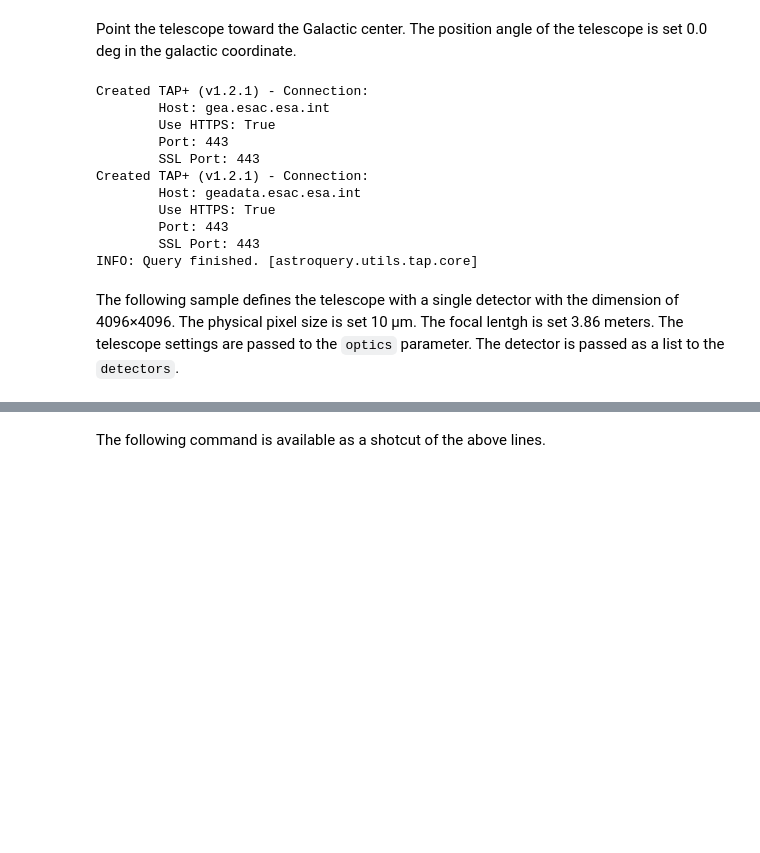
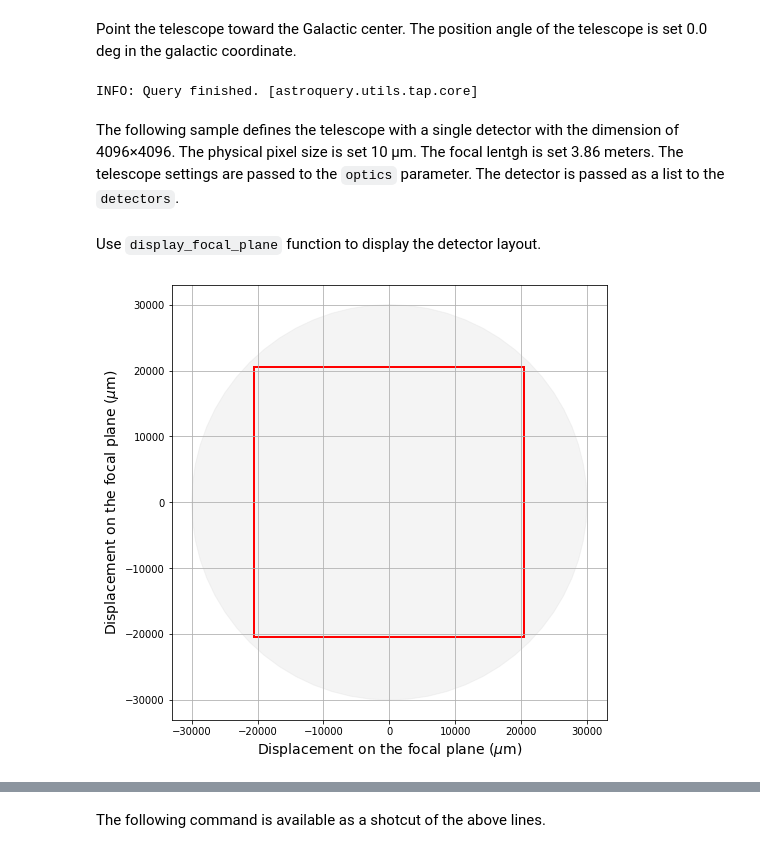
Before and after one commit to JASMINE-Mission/jasmine_warpfield, a Jupyter notebook: notebook/tutorial_04_illustrate_the_layout_of_the_focal_plane.ipynb, the cells around one changed output, grey strips where cells are left out. Saved outputs shown, nothing was run; the diff lists cells and outputs as text; code cells hidden in the pictures; blank space fills up the shorter version.

```diff
--- a/notebook/tutorial_04_illustrate_the_layout_of_the_focal_plane.ipynb
+++ b/notebook/tutorial_04_illustrate_the_layout_of_the_focal_plane.ipynb
@@ -17,22 +17,18 @@ Point the telescope toward the Galactic center. The position angle of the telesc
 # %%
 pointing = SkyCoord.from_name('Galactic Center').galactic
 position_angle = Angle(0.0, unit='degree')
-src = w.retrieve_gaia_sources(pointing, 0.25*u.deg)
+src = retrieve_gaia_sources(pointing, 0.25*u.deg)
 # %% [output]
-Created TAP+ (v1.2.1) - Connection:
-        Host: gea.esac.esa.int
-        Use HTTPS: True
-        Port: 443
-        SSL Port: 443
-Created TAP+ (v1.2.1) - Connection:
-        Host: geadata.esac.esa.int
-        Use HTTPS: True
-        Port: 443
-        SSL Port: 443
 INFO: Query finished. [astroquery.utils.tap.core]
 # %% [markdown]
 The following sample defines the telescope with a single detector with the dimension of 4096&times;4096. The physical pixel size is set 10 &mu;m. The focal lentgh is set 3.86 meters. The telescope settings are passed to the `optics` parameter. The detector is passed as a list to the `detectors`.
 # %%
-optics = w.Optics(pointing, position_angle, focal_length=3.86*u.m)
-HgCdTe = w.Detector(4096,4096,10*u.um)
-jasmine = w.Telescope(optics=optics, detectors=[HgCdTe,])
+optics = Optics(pointing, position_angle, focal_length=3.86*u.m)
+det4k = Detector(4096,4096,10*u.um)
+telescope = Telescope(optics=optics, detectors=[det4k,])
+# %% [markdown]
+Use `display_focal_plane` function to display the detector layout.
+# %%
+telescope.display_focal_plane()
+# %% [output]
+[figure, added]
```
Also changed, not shown: parts of 16 cells of this notebook, 8 other files.
